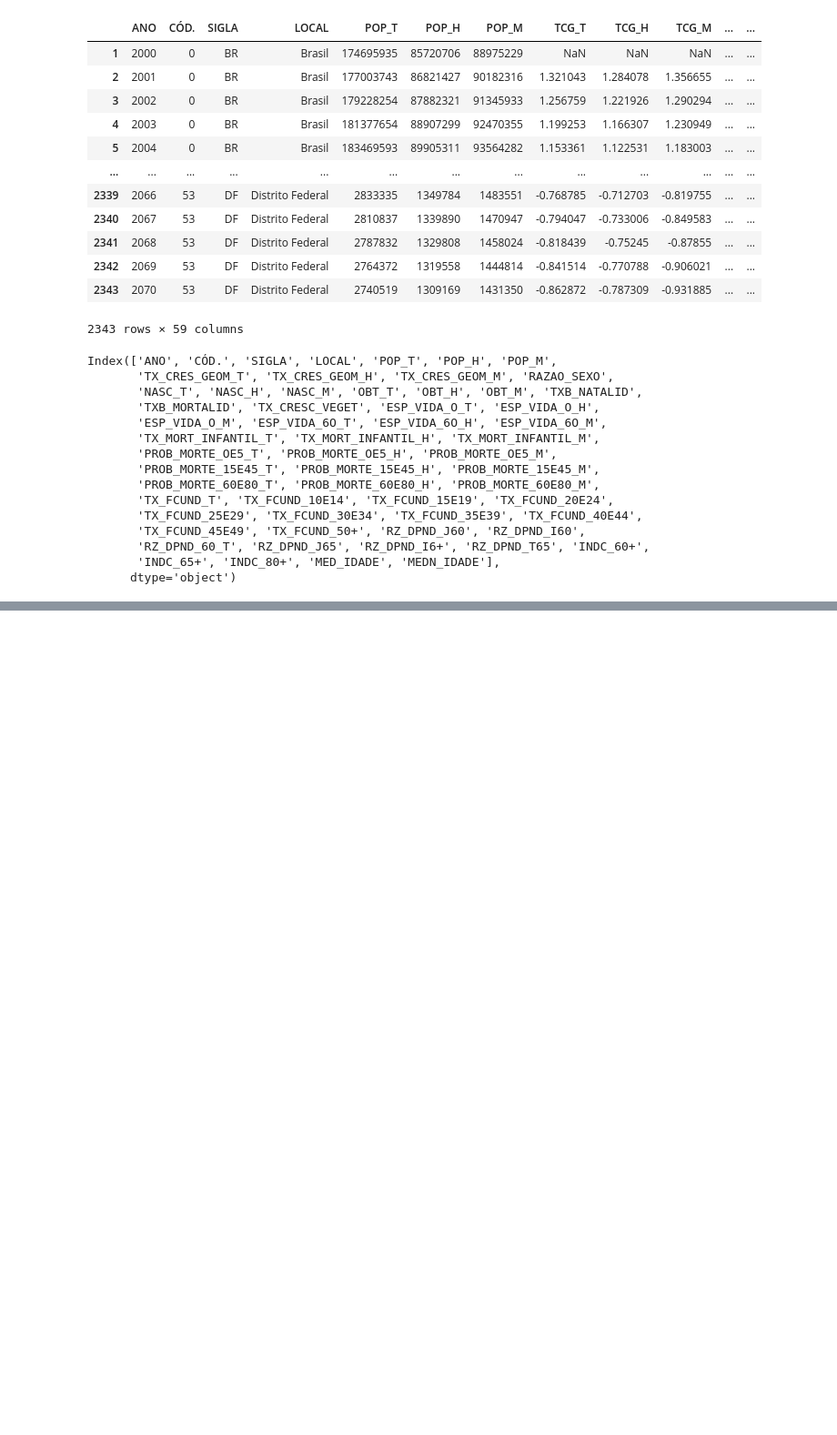
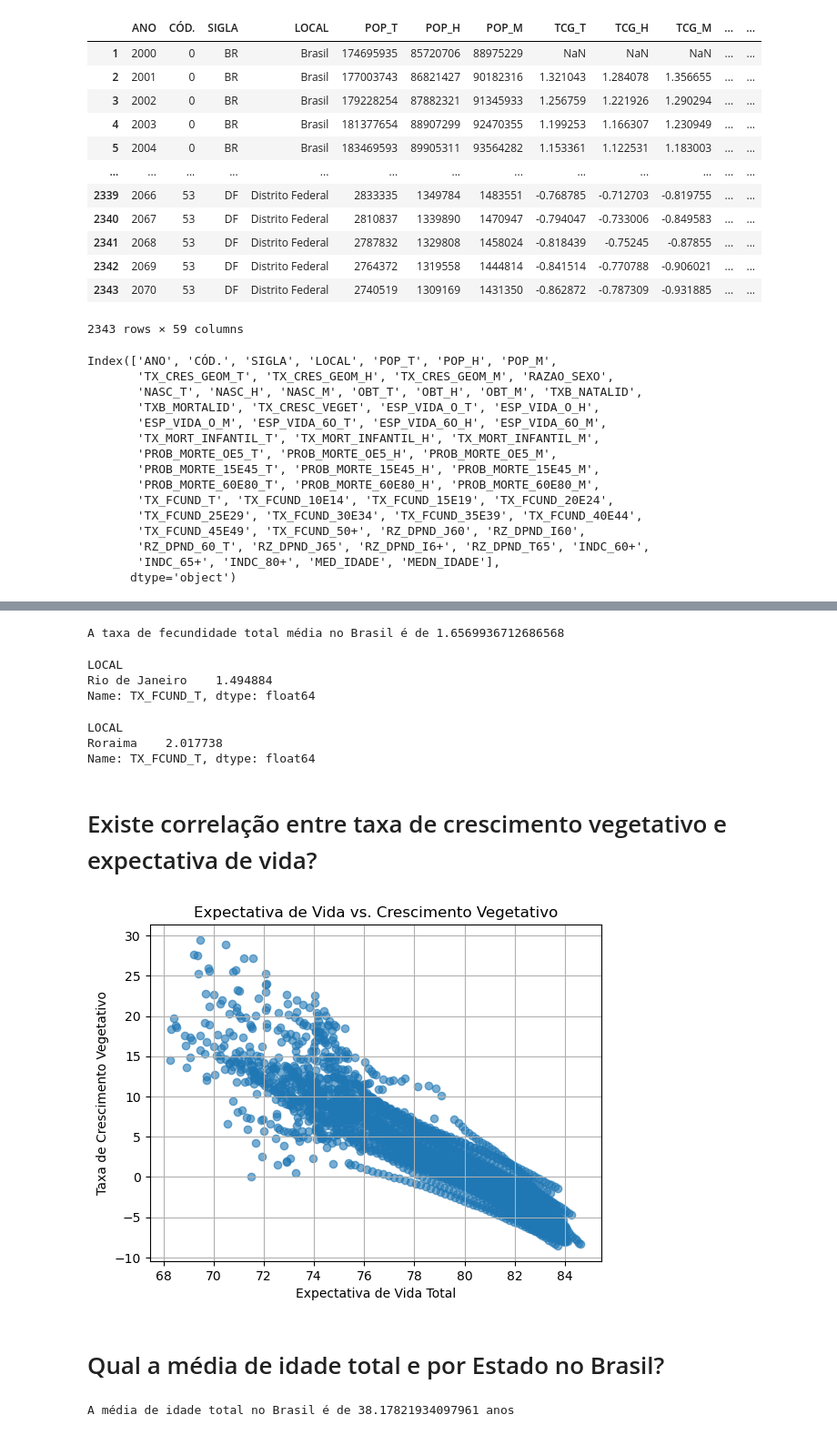
Before and after one commit to gabyxsantos/Economia, a Jupyter notebook: limpezaDF.ipynb, the cells around one changed output, grey strips where cells are left out. Shown at 91% size. Drawn from its saved outputs; the diff is of its cells as text; code cells hidden in the pictures; blank space fills up the shorter version.

```diff
--- a/limpezaDF.ipynb
+++ b/limpezaDF.ipynb
@@ -111,0 +219,39 @@ razao_dependencia = pd.concat([razao_dependencia, dados.iloc[:, 48:54]], axis=1)
+# %%
+tx_media_brasil=fecundidade_est.get('TX_FCUND_T').mean()
+print("A taxa de fecundidade total média no Brasil é de", tx_media_brasil);
+# %% [output]
+A taxa de fecundidade total média no Brasil é de 1.6569936712686568
+# %%
+min_valor = tx_fecundidade.min()  # menor valor da taxa
+estado_min = tx_fecundidade[tx_fecundidade == min_valor]  # linha(s) correspondente(s)
+estado_min
+# %% [output]
+LOCAL
+Rio de Janeiro    1.494884
+Name: TX_FCUND_T, dtype: float64
+# %%
+max_valor = tx_fecundidade.max()  # menor valor da taxa
+estado_max = tx_fecundidade[tx_fecundidade == max_valor]  # linha(s) correspondente(s)
+estado_max
+# %% [output]
+LOCAL
+Roraima    2.017738
+Name: TX_FCUND_T, dtype: float64
+# %% [markdown]
+# Existe correlação entre taxa de crescimento vegetativo e expectativa de vida?
+# %%
+plt.scatter(dados['ESP_VIDA_O_T'], dados['TX_CRESC_VEGET'], alpha=0.6)
+plt.title('Expectativa de Vida vs. Crescimento Vegetativo')
+plt.xlabel('Expectativa de Vida Total')
+plt.ylabel('Taxa de Crescimento Vegetativo')
+plt.grid(True)
+plt.show()
+# %% [output]
+[figure, added]
+# %% [markdown]
+# Qual a média de idade total e por Estado no Brasil?
+# %%
+med_idade_total=dados.get('MED_IDADE').mean()
+print("A média de idade total no Brasil é de", med_idade_total, "anos")
+# %% [output]
+A média de idade total no Brasil é de 38.17821934097961 anos
```
Also changed, not shown: parts of 18 cells of this notebook.
